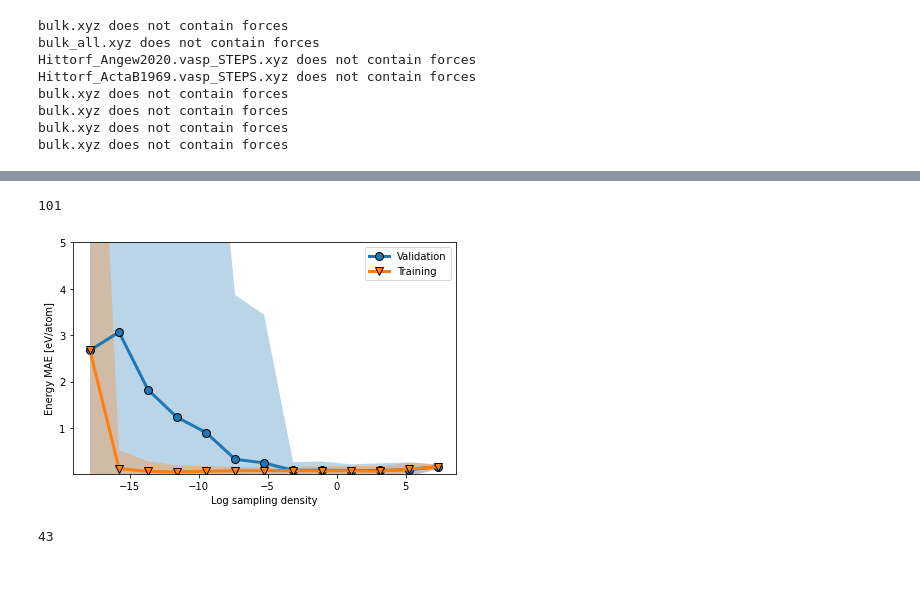
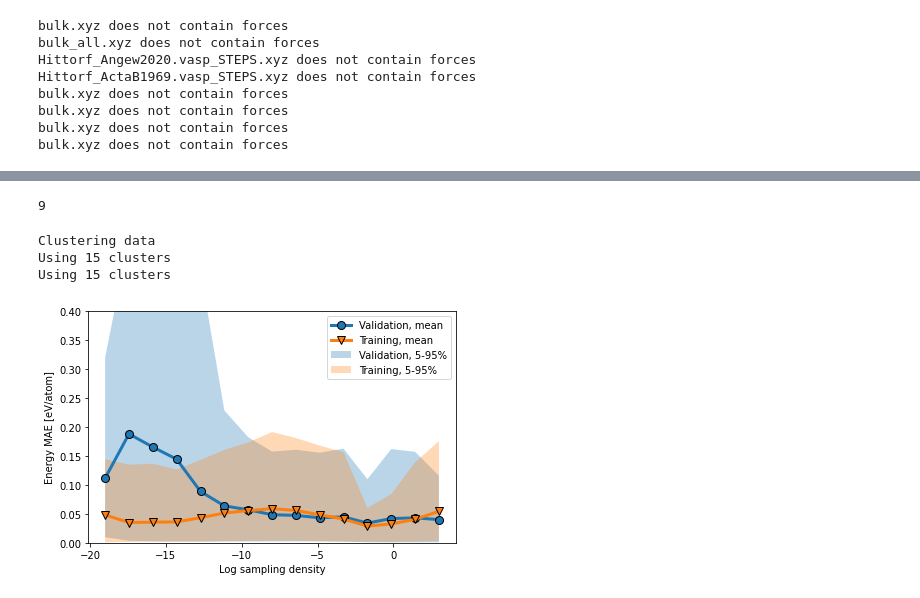
Before and after one commit to ClaudioZeni/Castle, a Jupyter notebook: notebooks/Active_learning.ipynb, the cells around one changed output, grey strips where cells are left out. Cells and saved outputs as stored; diff of their text form; code cells hidden in the pictures.

```diff
--- a/notebooks/Active_learning.ipynb
+++ b/notebooks/Active_learning.ipynb
@@ -64,6 +69,18 @@ e_t, f_t, e_val, f_val, nat_tr, nat_val, tr_features, val_features = utils.load_
     root, "train.xyz", "test.xyz",
     f"tr_features_N_{N}_d_{maxdeg}_cut_{rcut}.xz",  f"val_features_N_{N}_d_{maxdeg}_cut_{rcut}.xz",
     force_name = force_name, energy_name =energy_name)
+# %%
+filter = e_val/nat_val < np.quantile(e_val/nat_val, 0.99)
+f_val_ = []
+start = 0
+for i, s in enumerate(val_features.get_nb_atoms_per_frame()):
+    if filter[i]:
+        f_val_.extend(f_val[start:start+s])
+    start += s
+f_val_ = np.array(f_val_)
+val_features_ = val_features.get_subset(np.arange(len(e_val))[filter])
+e_val_ = e_val[filter]
+nat_val_ = nat_val[filter]
 # %%
 representation = AceRepresentation(N, maxdeg, rcut, species, energy_name=energy_name, force_name=force_name, add_sqrt=True)
 model_lin = LinearPotential(representation)
@@ -209,62 +280,87 @@ Y = np.concatenate([val_features.X, val_features.X_std], axis =1)
 # %%
+X = np.concatenate([tr_features.X, tr_features.X_std], axis =1)
+Y = np.concatenate([val_features_.X, val_features_.X_std], axis =1)
+
 mean = np.mean(X, axis=0)
 std = np.std(X, axis=0)
 X_ = (X - mean[None, :]) / std[None, :]
 Y_ = (Y - mean[None, :]) / std[None, :]
 data = dadapy.Data(X_)
 dens_tr , dens_tr_err = data.compute_density_PAk()
-data.compute_clustering_ADP(halo=False)
+data.compute_clustering_ADP(10, halo=False)
 n_clusters = data.N_clusters
 labels = data.cluster_assignment
 dens_val, dens_val_err = data.return_interpolated_density_PAk(Y_)
-# %% [output]
-101
+# %%
+n_clusters
+# %% [output]
+9
 # %%
+low = int(np.quantile(np.concatenate([dens_val, dens_tr]), .01))
+high = int(np.quantile(np.concatenate([dens_val, dens_tr]), .99))
+ncenter = 15
+model = 'ensemble'
+
+representation = AceRepresentation(N, maxdeg, rcut, species, energy_name=energy_name, force_name=force_name, add_sqrt=True)
+if model == 'linear':
+    model_ = LinearPotential(representation)
+elif model == 'ensemble':
+    model_ = LPEnsemble(representation, n_clusters='auto', clustering_type='kmeans', baseline_percentile=0)
+model_.fit_from_features(tr_features, e_t, f_t, e_noise, f_noise, noise_optimization=False)
+predictions = model_.predict_from_features(val_features_, forces=True)
+ep = predictions['energy']
+fp = predictions['forces']
+
 denss = dens_val
-errss = abs((e_val/nat_val - ep/nat_val))
+errss = abs((e_val_/nat_val_ - ep/nat_val_))
 
 plt.figure(figsize = (6, 4))
-low = -20
-high = 20
-scale = 'linear'
-centers = np.linspace(low, high, 20)
+centers = np.linspace(low, high, ncenter)
 binwidth = (high - low) / (len(centers))*2
 binned_error = np.empty(len(centers))*np.nan
 binned_error_std = np.empty(len(centers))*np.nan
+binned_error_95 = np.empty(len(centers))*np.nan
+binned_error_5 = np.empty(len(centers))*np.nan
 
 for cc, c in enumerate(centers):
     ind = (denss < c + binwidth) & (denss > c - binwidth)
     if sum(ind)/len(denss) > 0.02:
         binned_error[cc] = np.mean(errss[ind])
         binned_error_std[cc] = np.std(errss[ind])
+        binned_error_95[cc] = np.quantile(errss[ind], .95)
+        binned_error_5[cc] = np.quantile(errss[ind], .05)
 
 plt.plot(centers, binned_error, lw = 3,
-         markersize = 8,mec = 'k', marker = 'o', label = 'Validation')
-plt.fill_between(centers, binned_error + binned_error_std, binned_error - binned_error_std, alpha = 0.3)
+         markersize = 8,mec = 'k', marker = 'o', label = 'Validation, mean')
+# plt.plot(centers, binned_error_95, lw = 3,
+#          markersize = 8,mec = 'k', marker = 'o', linestyle = ':', color = 'tab:blue', label = 'Validation, 95%')
+plt.fill_between(centers, binned_error_95, binned_error_5, alpha = 0.3, label = 'Validation, 5-95%')
 
 denss = dens_tr
 errss = abs((e_t/nat_tr - et/nat_tr))
 for cc, c in enumerate(centers):
     ind = (denss < c + binwidth) & (denss > c - binwidth)
     if sum(ind)/len(denss) > 0.02:
         binned_error[cc] = np.mean(errss[ind])
         binned_error_std[cc] = np.std(errss[ind])
+        binned_error_95[cc] = np.quantile(errss[ind], .95)
+        binned_error_5[cc] = np.quantile(errss[ind], .05)
 
 plt.plot(centers, binned_error, lw = 3,
-         markersize = 8,mec = 'k', marker = 'v', label = 'Training')
-plt.fill_between(centers, binned_error + binned_error_std, binned_error - binned_error_std, alpha = 0.3)
+         markersize = 8,mec = 'k', marker = 'v', label = 'Training, mean')
+# plt.plot(centers, binned_error_95, lw = 3,
+#          markersize = 8,mec = 'k', marker = 'v', linestyle = ':', color = 'tab:orange', label = 'Training, 95%')
+plt.fill_between(centers, binned_error_95, binned_error_5, alpha = 0.3, label = 'Training, 5-95%')
 plt.xlabel("Log sampling density")
 plt.ylabel("Energy MAE [eV/atom]")
 
-
 plt.yscale(scale)
 plt.legend()
-plt.ylim(1e-2, 5)
+plt.ylim(0, .4)
 plt.tight_layout()
-# plt.savefig(f"../../plots/divide/energy_error_vs_sanpling_density_P_linear_{scale}.pdf")
+plt.savefig(f"../../plots/divide/energy_error_vs_sanpling_density_{species}_{model}.pdf")
 # %% [output]
+Clustering data
+Using 15 clusters
+Using 15 clusters
-[figure, old version]
+[figure, new version]
-# %%
-np.argmin(dens_val)
-# %% [output]
-43
```
Also changed, not shown: parts of 13 cells of this notebook, 2 other files.
